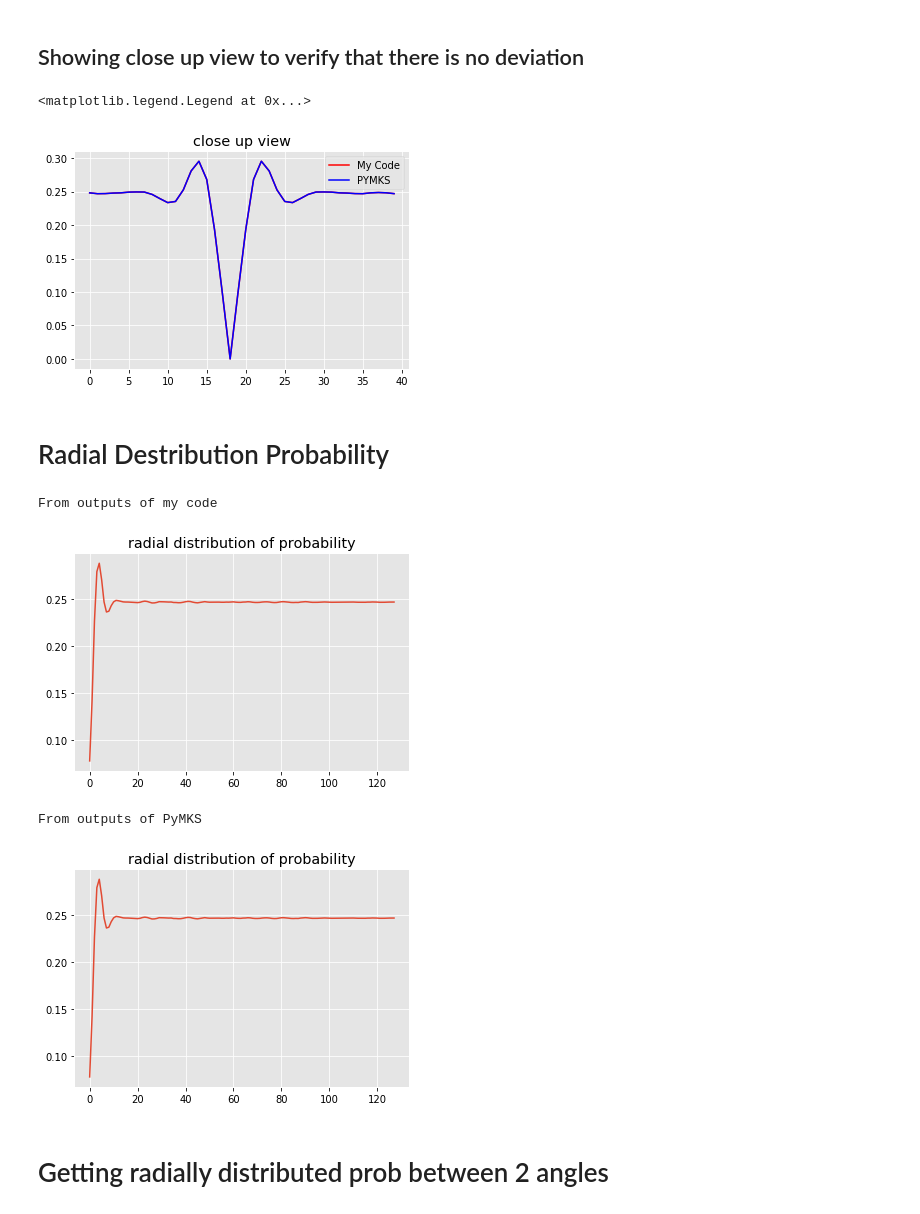
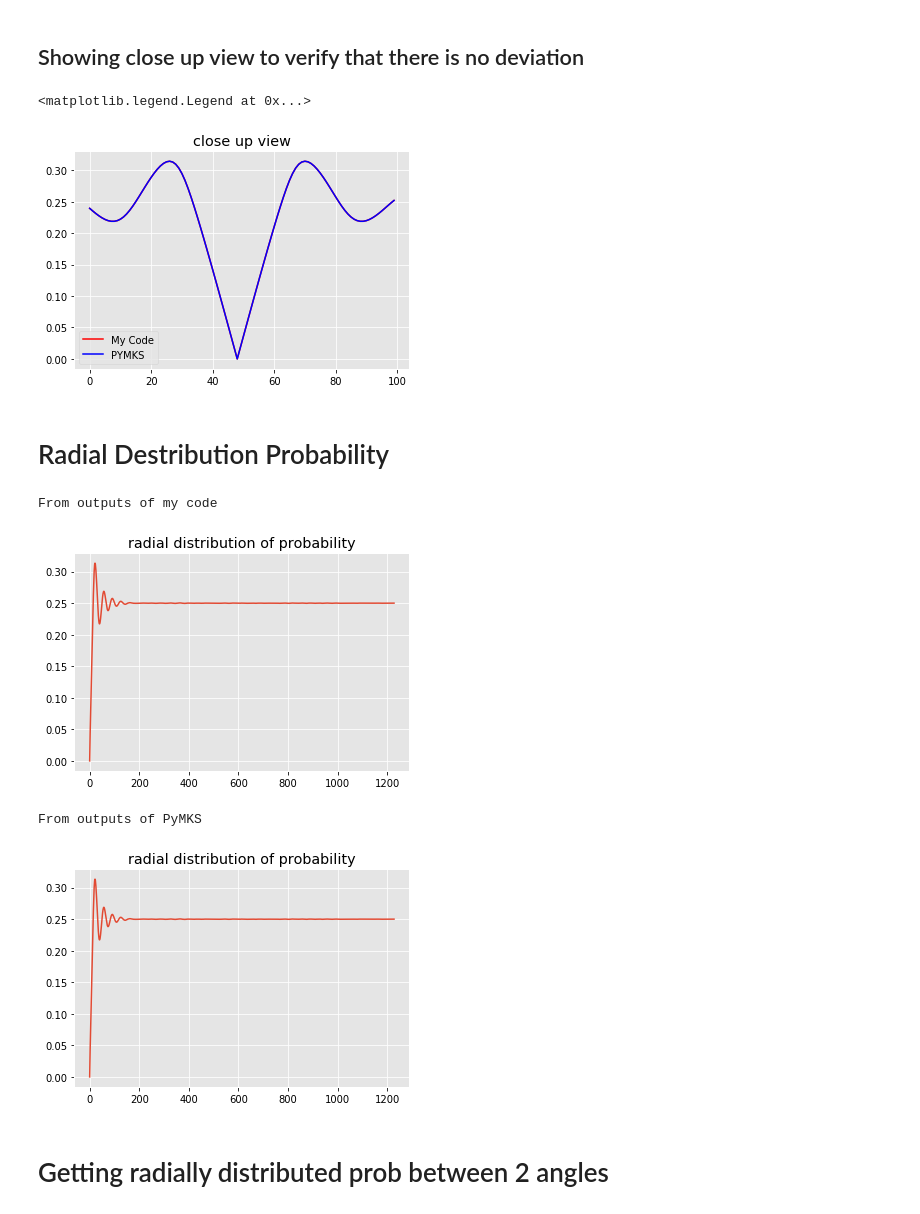
Before and after one commit to nhgowtham/MicrostructureStatistics, a Jupyter notebook: 2 point correlations example.ipynb, the cells around one changed output. Cells and saved outputs as stored; diff of their text form; code cells hidden in the pictures.

```diff
--- a/2 point correlations example.ipynb
+++ b/2 point correlations example.ipynb
@@ -13 +10,4 @@ img = corr.png_to_numpy('data/time_048.png', 128)
+# %%
+image_path ='/Users/adithyaiyer/Desktop/time_001500.dat'
+img_ = corr.dat_to_numpy(image_path)
 # %% [markdown]
@@ -26,5 +22,7 @@ img_binary.shape
+# %%
+img_binary = corr.binarize_image_dat(img_)
 # %%
-img_binary = img_binary.astype(np.longdouble)
+img_binary = img_binary.astype(np.double)
 # %%
 type(img_binary[0][0])
 # %% [output]
@@ -94,14 +90,14 @@ plt.legend(['My Code','PYMKS'])
 # %% [markdown]
 ## Showing close up view to verify that there is no deviation
 # %%
-cross_flat = (cross[128])[110:150]
-cross_pymks_flat = (cross_pymks[0][128].flatten())[110:150]
+cross_flat = (cross[1229])[2000:2100]
+cross_pymks_flat = (cross_pymks[0][1229].flatten())[2000:2100]
 plt.plot(cross_pymks_flat,'r',cross_flat,'b')
 plt.title("close up view")
 plt.legend(['My Code','PYMKS'])
 # %% [output]
 <matplotlib.legend.Legend at 0x...>
-[figure, old version]
+[figure, new version]
 # %% [markdown]
 # Radial Destribution Probability
 # %%
@@ -112,7 +108,7 @@ reshaped_from_pymks = np.reshape(cross_pymks.flatten(),cross.shape)
 print('From outputs of my code')
 # %% [output]
 From outputs of my code
-[figure, old version]
+[figure, new version]
 # %%
 ## From PYMKS
 
@@ -120,7 +116,7 @@ r_val_pymks = corr.radialDistribution(reshaped_from_pymks)
 print('From outputs of PyMKS')
 # %% [output]
 From outputs of PyMKS
-[figure, old version]
+[figure, new version]
 # %% [markdown]
 # Getting radially distributed prob between 2 angles
 # %%
```
Also changed, not shown: parts of 21 cells of this notebook, 1 other file.
